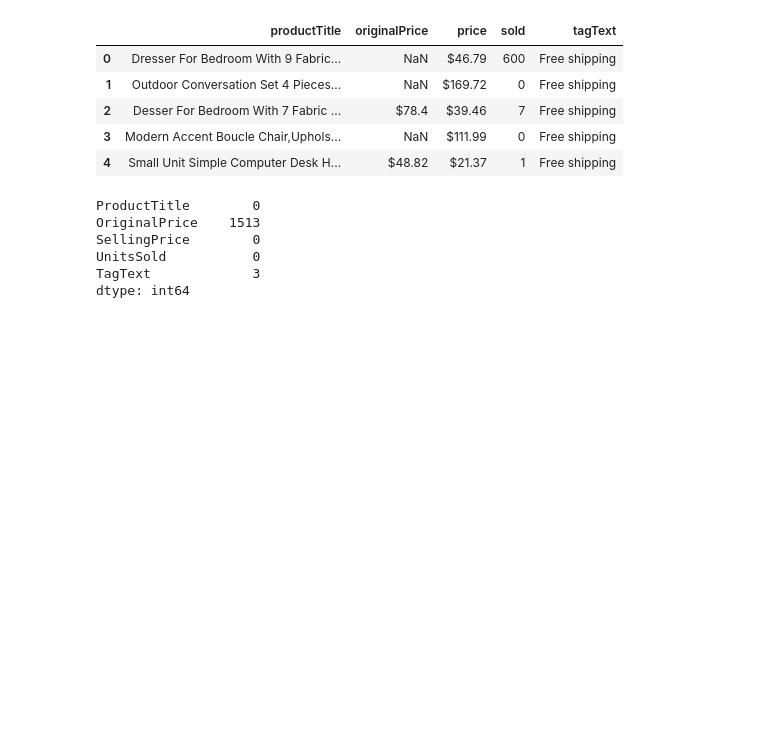
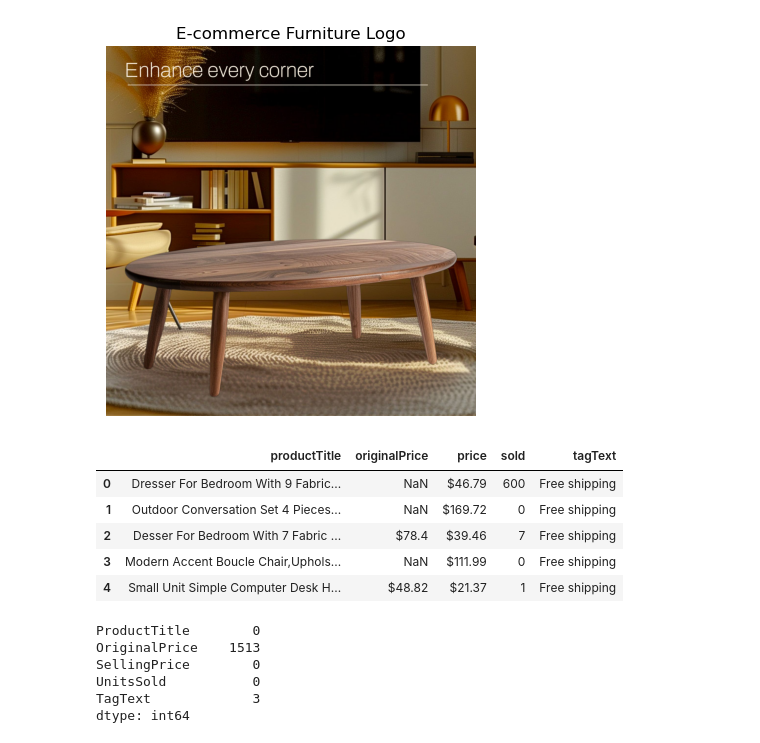
Before and after one commit to SayantiSaha014/E-commerce-Furniture-Dataset-2024, a Jupyter notebook: E-commerce_Furniture.ipynb, the cells around one changed output. Cells and saved outputs as stored; diff of their text form; code cells hidden in the pictures; blank space fills up the shorter version.

```diff
--- a/E-commerce_Furniture.ipynb
+++ b/E-commerce_Furniture.ipynb
@@ -13,3 +15,19 @@ warnings.filterwarnings('ignore')
+# %%
+image_path = "e-commerce furniture logo.jpeg"
+
+if os.path.exists(image_path):
+    # Load the image
+    img = mpimg.imread(image_path)
+
+    # Display the image
+    plt.imshow(img)
+    plt.axis('off')
+    plt.title('E-commerce Furniture Logo')
+    plt.show()
+else:
+    print(f"Error: Image file not found at {image_path}")
+# %% [output]
+[figure, added]
 # %%
 df = pd.read_csv("ecommerce_furniture_dataset_2024.csv")
 # %%
```
Also changed, not shown: parts of 2 cells of this notebook.
